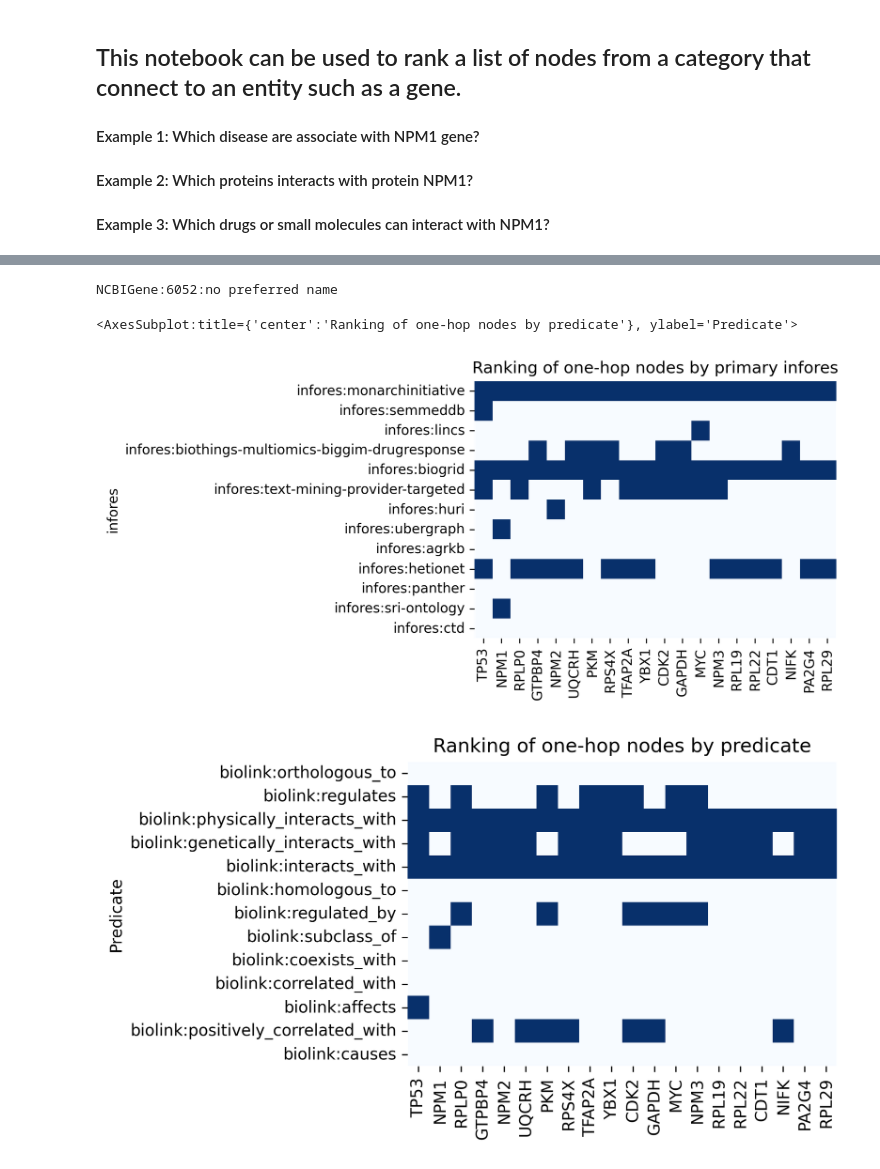
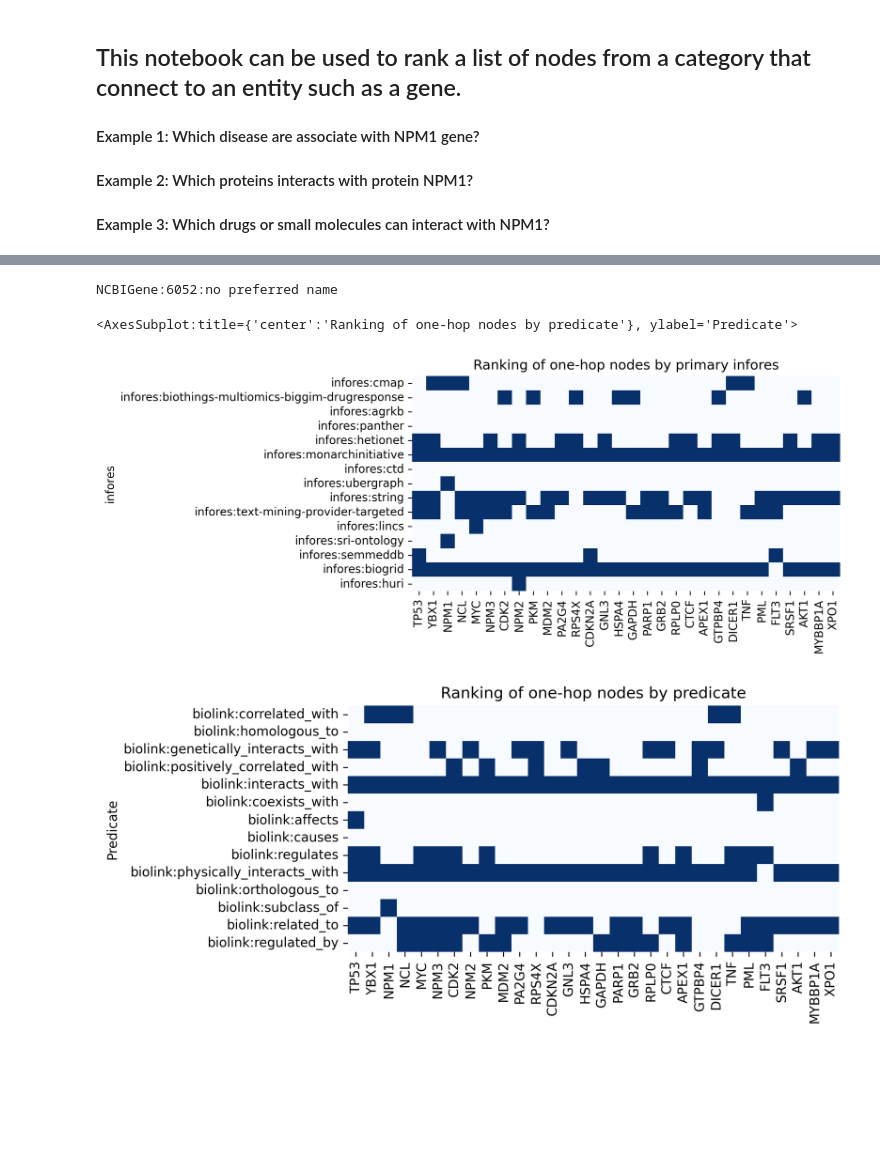
Before and after one commit to sierra-moxon/Translator_component_toolkit, a Jupyter notebook: notebooks/Connection_finder.ipynb, the cells around one changed output, grey strips where cells are left out. Cells and saved outputs as stored; diff of their text form; code cells hidden in the pictures; blank space fills up the shorter version.

```diff
--- a/notebooks/Connection_finder.ipynb
+++ b/notebooks/Connection_finder.ipynb
@@ -203,10 +18,10 @@ print(len(APInames))
 # %%
 # Step 2: Get metaKG and all predicates from Translator APIs
-#metaKG = TCT.get_KP_metadata(APInames) # This only applies to the Translator APIs
-#print(metaKG.columns)
-#print(metaKG.shape)
+metaKG = TCT.get_KP_metadata(APInames) # This only applies to the Translator APIs
+print(metaKG.columns)
+print(metaKG.shape)
 
 #metaKG.to_csv('../metaData/metaKG.csv', index=False)
-metaKG = pd.read_csv('../metaData/metaKG.csv')
+#metaKG = pd.read_csv('../metaData/metaKG.csv')
 All_predicates = list(set(metaKG['KG_category']))
 All_categories = list((set(list(set(metaKG['Subject']))+list(set(metaKG['Object'])))))
@@ -289,11 +106,13 @@ Success!https://bte.test.transltr.io/v1/smartapi/adf20dd6ff23dfe18e8e012bde686e3
 Success!https://bte.transltr.io/v1/query
 # %%
 # Step 8: Visualize the results
-TCT.visulization_one_hop_ranking(result_ranked_by_primary_infores, result_parsed, num_of_nodes = 20, input_query = input_node1_id)
+TCT.visulization_one_hop_ranking(result_ranked_by_primary_infores, result_parsed,
+                                num_of_nodes = 30, input_query = input_node1_id,
+                                fontsize = 10)
 # %% [output]
 NCBIGene:6052:no preferred name
 <AxesSubplot:title={'center':'Ranking of one-hop nodes by predicate'}, ylabel='Predicate'>
-[figure, old version]
+[figure, new version]
-[figure, old version]
+[figure, new version]
 # %%
 # End of the example
```
Also changed, not shown: parts of 5 cells of this notebook, 3 other files.
